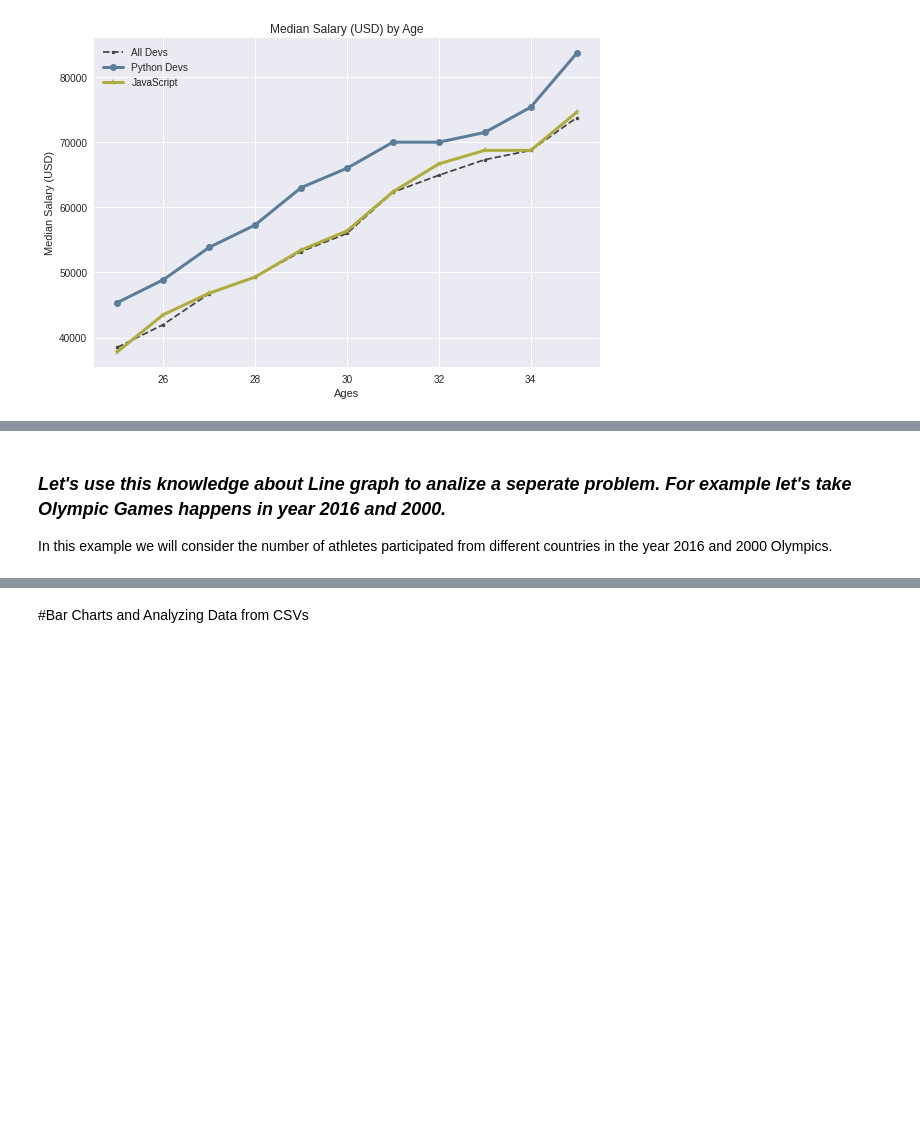
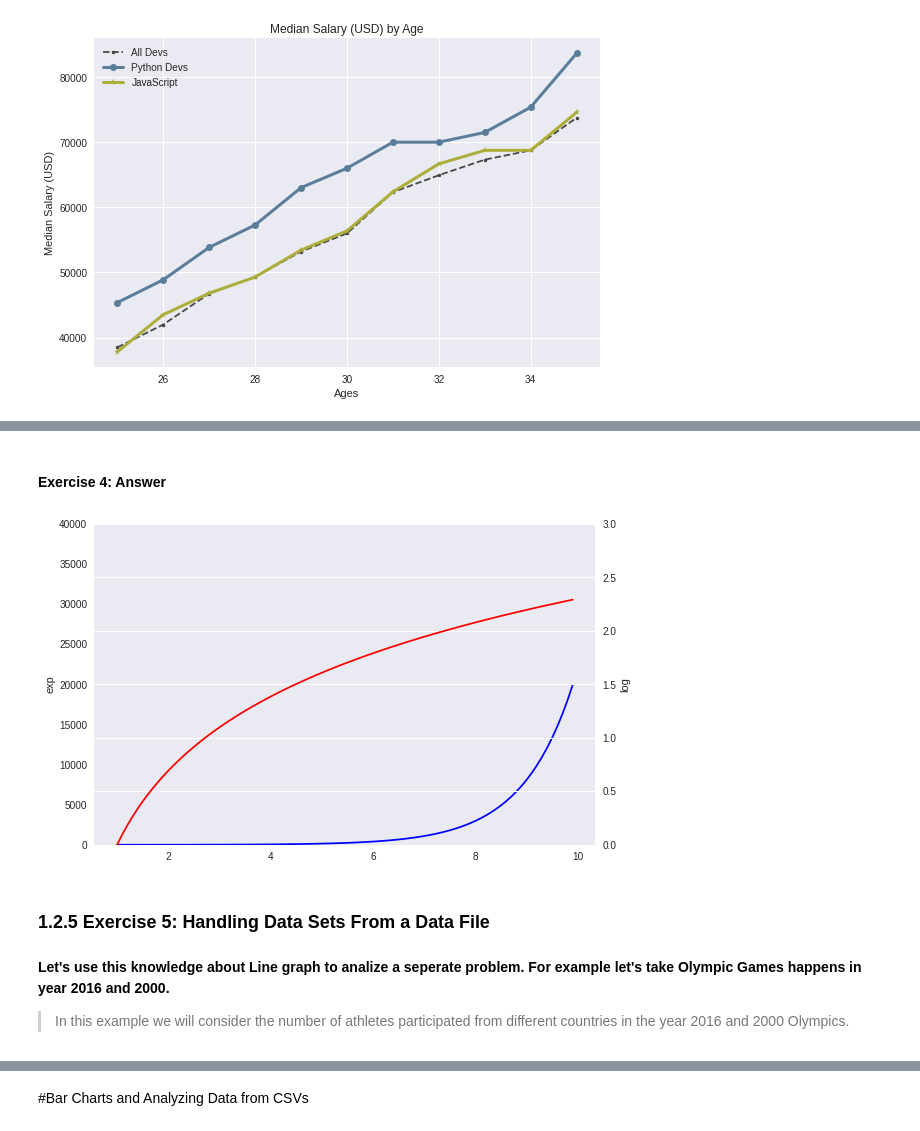
Before and after one commit to GPrathap/pythonII, a Jupyter notebook: matplotlib/matplot-new.ipynb, the cells around one changed output, grey strips where cells are left out. Cells and saved outputs as stored; diff of their text form; code cells hidden in the pictures; blank space fills up the shorter version.

```diff
--- a/matplotlib/matplot-new.ipynb
+++ b/matplotlib/matplot-new.ipynb
@@ -156,4 +172,31 @@ plt.show()
+# %% [markdown]
+#### **Exercise 4**: Answer
+# %%
+#configure the graph size & style (height and width)
+
+# Plot second line in secondary Y axis.
+x = np.arange(1, 10, 0.1)
+y1 = np.exp(x)
+y2 = np.log(x)
+
+# Plot
+fig, ax1 = plt.subplots()
+ax1.set_ylabel('exp')
+ax1.plot(x, y1, color='blue')
+ax1.set_ylim(0,40000)
+ax1.grid()
+
+# Second Line on secondary Y axis
+ax2 = ax1.twinx()  # join a second axis with the first graph we just made
+ax2.set_ylabel('log')
+ax2.set_ylim(0,3)
+ax2.plot(x, y2,color='red')
+plt.show()
+# %% [output]
+[figure, added]
+# %% [markdown]
+### 1.2.5 **Exercise 5**: Handling Data Sets From a Data File
 # %% [markdown]
-### *Let's use this knowledge about Line graph to analize a seperate problem. For example let's take Olympic Games happens in year 2016 and 2000.*
+**Let's use this knowledge about Line graph to analize a seperate problem. For example let's take Olympic Games happens in year 2016 and 2000.**
 
-In this example we will consider the number of athletes participated from different countries in the year 2016 and 2000 Olympics.
+> In this example we will consider the number of athletes participated from different countries in the year 2016 and 2000 Olympics.
```
Also changed, not shown: parts of 16 cells of this notebook.
